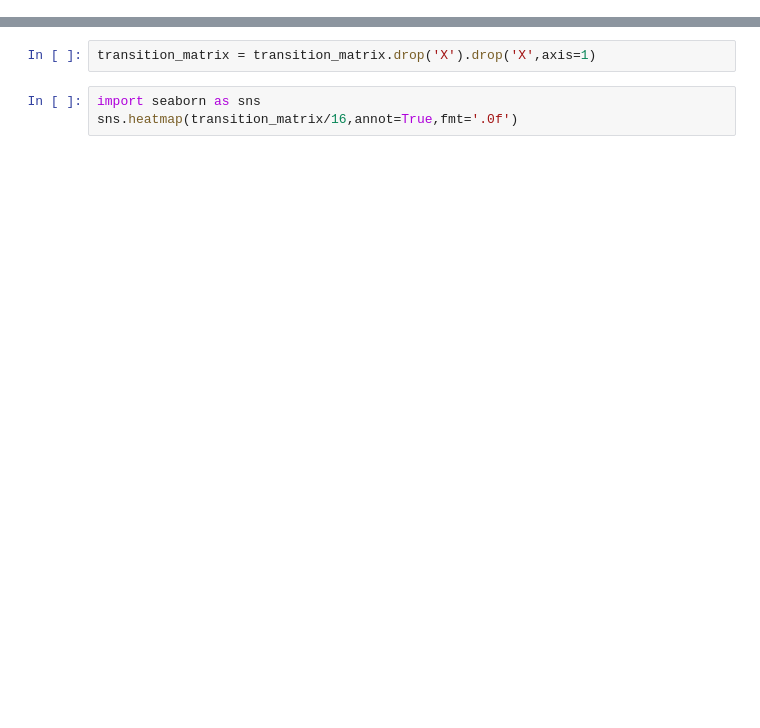
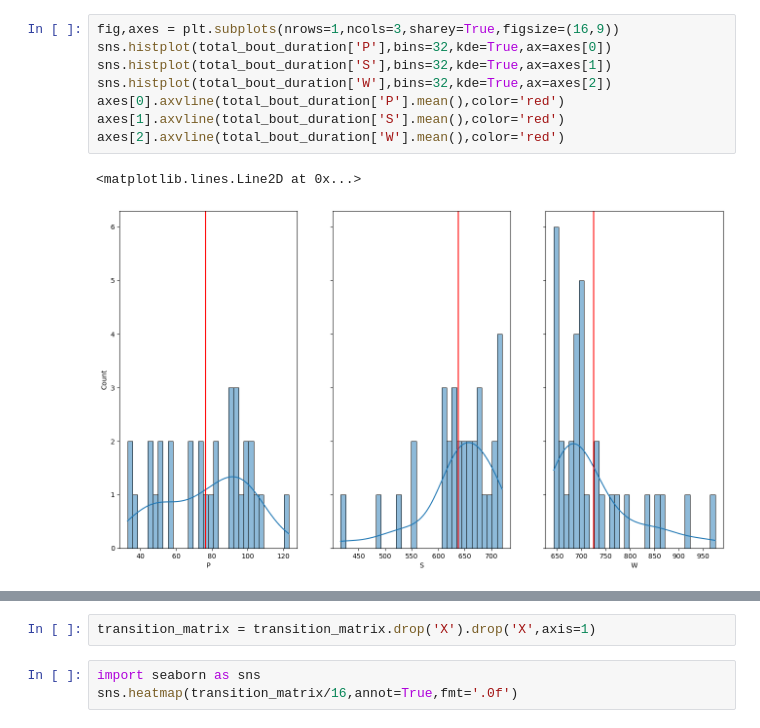
Before and after one commit to smithandrewk/sleep_ml, a Jupyter notebook: scoring_stats.ipynb, the cells around one changed output, grey strips where cells are left out. Saved outputs shown, nothing was run; the diff lists cells and outputs as text; blank space fills up the shorter version.

```diff
--- a/scoring_stats.ipynb
+++ b/scoring_stats.ipynb
@@ -67,0 +57,11 @@ sns.kdeplot(bout_lengths['W'])
+# %%
+fig,axes = plt.subplots(nrows=1,ncols=3,sharey=True,figsize=(16,9))
+sns.histplot(total_bout_duration['P'],bins=32,kde=True,ax=axes[0])
+sns.histplot(total_bout_duration['S'],bins=32,kde=True,ax=axes[1])
+sns.histplot(total_bout_duration['W'],bins=32,kde=True,ax=axes[2])
+axes[0].axvline(total_bout_duration['P'].mean(),color='red')
+axes[1].axvline(total_bout_duration['S'].mean(),color='red')
+axes[2].axvline(total_bout_duration['W'].mean(),color='red')
+# %% [output]
+<matplotlib.lines.Line2D at 0x...>
+[figure, added]
```
Also changed, not shown: parts of 12 cells of this notebook, 9 other files.
